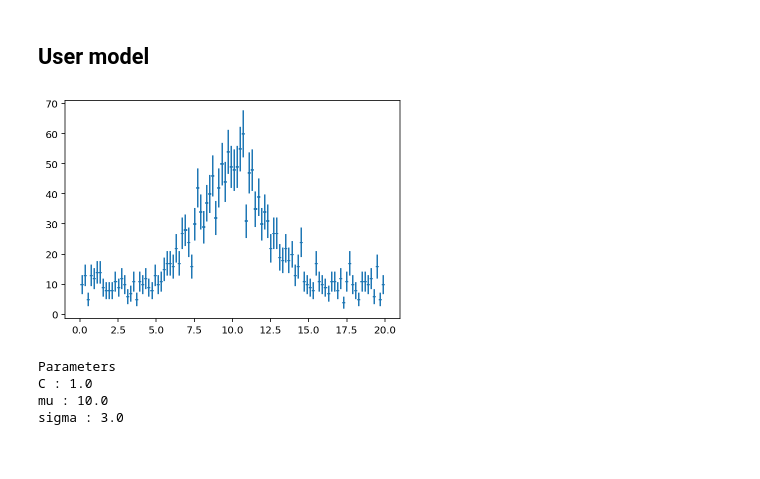
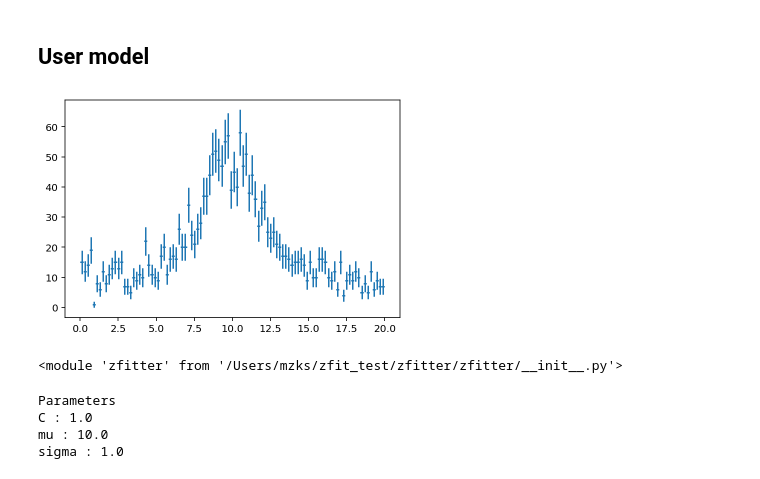
Before and after one commit to mzks/mzfit, a Jupyter notebook: notebook/zfitter1.ipynb, the cells around one changed output. Saved outputs shown, nothing was run; the diff lists cells and outputs as text; code cells hidden in the pictures.

```diff
--- a/notebook/zfitter1.ipynb
+++ b/notebook/zfitter1.ipynb
@@ -105,16 +131,20 @@ It looks nice.
 # %%
 # Data is not on simple gaussian
 signal = np.random.normal(10, 2, 1000)
 background = np.random.uniform(0, 20, 1000)
 data = np.concatenate([signal, background])
-zf2 = zfitter(data)
+zf2 = zfitter.zf(data)
 zf2.draw()
 # %% [output]
-[figure, old version]
+[figure, new version]
+# %%
+zfitter
+# %% [output]
+<module 'zfitter' from '/Users/mzks/zfit_test/zfitter/zfitter/__init__.py'>
 # %%
 # User model as python function
 from zfit import z
-def user_func(x, mu=10, sigma=3, C=1): # These default arguments are used as initial parameters
+def user_func(x, mu=10, sigma=1, C=1): # These default arguments are used as initial parameters
     return z.exp(-z.square((x - mu) / sigma)) + C
 
 zf2.set_model_func(user_func) # Only things user have to do is passing the function
@@ -122,7 +152,7 @@ zf2.set_model_func(user_func) # Only things user have to do is passing the funct
 Parameters
 C : 1.0
 mu : 10.0
-sigma : 3.0
+sigma : 1.0
 # %%
 zf2.draw()
 # %% [output]
```
Also changed, not shown: parts of 14 cells of this notebook, 2 other files.
